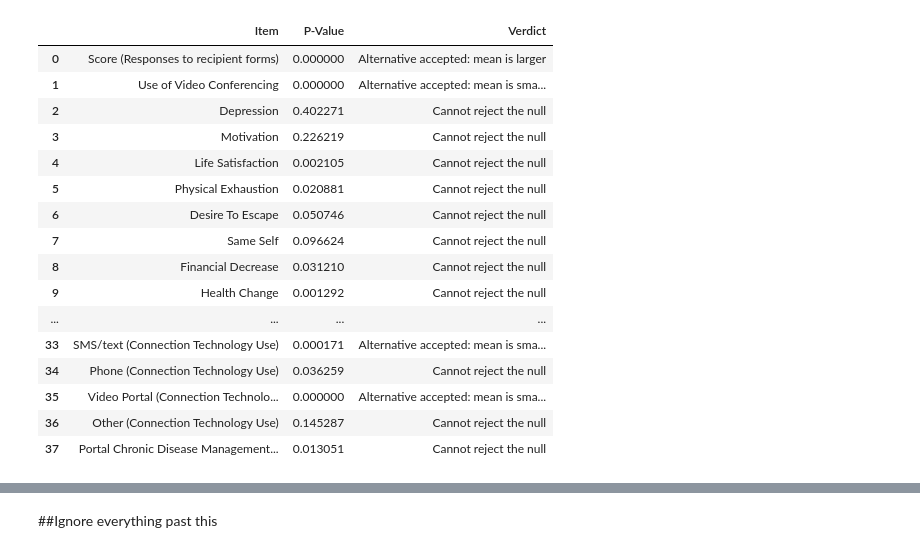
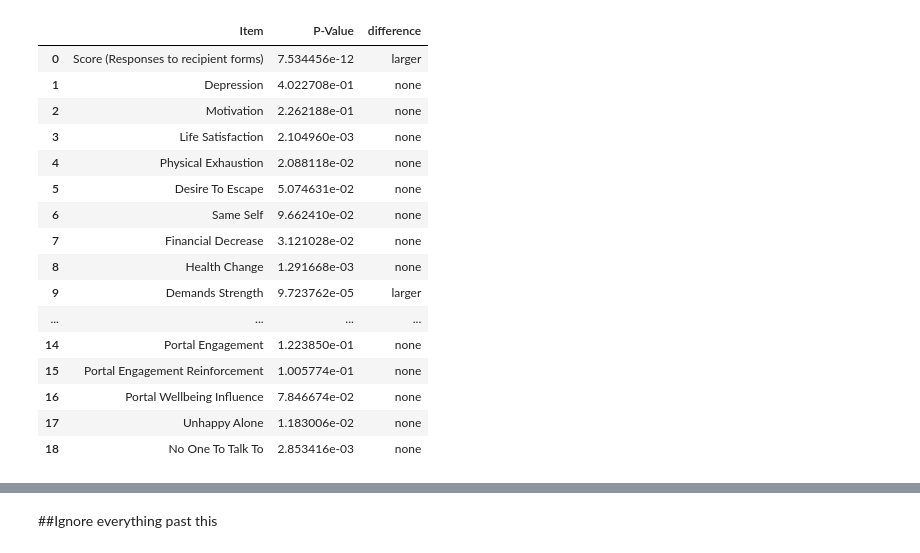
Before and after one commit to amudide/facebook-bayesian, a Jupyter notebook: demographicAnalysis.ipynb, the cells around one changed output, grey strips where cells are left out. Drawn from its saved outputs; the diff is of its cells as text; code cells hidden in the pictures.

```diff
--- a/demographicAnalysis.ipynb
+++ b/demographicAnalysis.ipynb
@@ -92,6 +272,7 @@ encoding = {
     'Disagree': -1,
     'Neutral': 0,
     'Yes': 1,
+    'Unsure': 0,
     'No': -1,
     'Rarely':-1,
     'Never':-2,
@@ -123,16 +304,20 @@ encoding = {
     'Asian': 0,
     'American Indian or Alaska Native': 1,
     'Some other race': 2,
-    'Native Hawaiian and Pacific Islander': 3
-
+    'Native Hawaiian and Pacific Islander': 3,
+    'Did NOT Participate': -10,
+    'Did NOT Particpiate': -10
 }
 def f(s):
     l = []
     for b in s:
+        #print(b)
         if (b in encoding):
             l.append(encoding[b])
         elif isinstance(b, str) and b.isnumeric():
             l.append(int(b))
+        elif np.isnan(b):
+            l.append(int(-9))
         else:
             l.append(b)
     return pd.Series(l)
@@ -160,16 +367,20 @@ data
 #    ls.append(data[column].unique())
 #ls
 # %%
-data1 = data[data['survey']==1]
-data2 = data[data['survey']==2]
+#data1 = data[data['survey']==1]
+#data2 = data[data['survey']==2]
 # %%
 #data1.sum(axis=0)/702
 # %%
 pd.set_option('display.max_rows', 100)
 # %%
 temp = data.copy()
+temp2_3 = data2_3.copy()
+temp1_3= data1_3.copy()
 temp.drop(list(main.filter(regex = 'Chronic Conditions')), axis = 1, inplace = True)
 temp.drop(list(main.filter(regex = 'Constituent Type')), axis = 1, inplace = True)
-temp = temp.drop(columns = ['Sex', 'Age', 'Race:', 'survey', 'Time Providing Care'])
+temp = temp.drop(columns = ['Sex', 'Age', 'Race:',])
+temp2_3.drop(list(main.filter(regex = 'Chronic Conditions')), axis = 1, inplace = True)
+temp1_3.drop(list(main.filter(regex = 'Chronic Conditions')), axis = 1, inplace = True)
 temp
 # %% [output]
@@ -206,7 +417,7 @@ def custom_style(row):
 def stats(data1, data2):
     results = []
 
-    for col in w1data.columns:
+    for col in data1.columns:
         vals1 = data1[col].to_list()
         vals2 = data2[col].to_list()
 
@@ -215,43 +426,43 @@ def stats(data1, data2):
 
         cm = ssw.CompareMeans(ssw.DescrStatsW(vals1), ssw.DescrStatsW(vals2))
         res = cm.ztest_ind(alternative='smaller',usevar='unequal')
-        msg = "Cannot reject the null"
+        msg = "none"
         alpha = 0.05/39
         if (res[1] <= alpha):
-            msg = "Alternative accepted: mean is larger"
+            msg = "larger"
 
         elif (res[1] >= 1-alpha):
-            msg = "Alternative accepted: mean is smaller"
+            msg = "smaller"
 
         if (res[1] <= 0.5):
-            results.append([col, res[1]])
+            results.append([col, res[1], msg])
         else:
-            results.append([col, 1-res[1]])
+            results.append([col, 1-res[1], msg])
 
-    res = pd.DataFrame(results, columns=['Item', 'P-Value'])
-    return red #res.style.apply(custom_style, axis=1)
+    res = pd.DataFrame(results, columns=['Item', 'P-Value', "difference"])
+    return res #res.style.apply(custom_style, axis=1)
 # %%
-w1data = temp[data['survey']==1]
-w2data = temp[data['survey']==2]
+w1data = temp.loc[data['survey']==1]
+w2data = temp.loc[data['survey']==2]
 
 import statsmodels.stats.weightstats as ssw
-
-stats(w1data, w2data)
+display(stats(w1data, w2data)[:19])
+stats(w1data, w2data)[19:]
 # %% [output]
-|  | Item | P-Value | Verdict |
-| 0 | Score (Responses to recipient forms) | 0.000000 | Alternative accepted: mean is larger |
-| 1 | Use of Video Conferencing | 0.000000 | Alternative accepted: mean is sma... |
-| 2 | Depression | 0.402271 | Cannot reject the null |
-| 3 | Motivation | 0.226219 | Cannot reject the null |
-| 4 | Life Satisfaction | 0.002105 | Cannot reject the null |
-| 5 | Physical Exhaustion | 0.020881 | Cannot reject the null |
-| 6 | Desire To Escape | 0.050746 | Cannot reject the null |
-| 7 | Same Self | 0.096624 | Cannot reject the null |
-| 8 | Financial Decrease | 0.031210 | Cannot reject the null |
-| 9 | Health Change | 0.001292 | Cannot reject the null |
+|  | Item | P-Value | difference |
+| 0 | Score (Responses to recipient forms) | 7.534456e-12 | larger |
+| 1 | Depression | 4.022708e-01 | none |
+| 2 | Motivation | 2.262188e-01 | none |
+| 3 | Life Satisfaction | 2.104960e-03 | none |
+| 4 | Physical Exhaustion | 2.088118e-02 | none |
+| 5 | Desire To Escape | 5.074631e-02 | none |
+| 6 | Same Self | 9.662410e-02 | none |
+| 7 | Financial Decrease | 3.121028e-02 | none |
+| 8 | Health Change | 1.291668e-03 | none |
+| 9 | Demands Strength | 9.723762e-05 | larger |
 | ... | ... | ... | ... |
-| 33 | SMS/text (Connection Technology Use) | 0.000171 | Alternative accepted: mean is sma... |
-| 34 | Phone (Connection Technology Use) | 0.036259 | Cannot reject the null |
-| 35 | Video Portal (Connection Technolo... | 0.000000 | Alternative accepted: mean is sma... |
-| 36 | Other (Connection Technology Use) | 0.145287 | Cannot reject the null |
-| 37 | Portal Chronic Disease Management... | 0.013051 | Cannot reject the null |
+| 14 | Portal Engagement | 1.223850e-01 | none |
+| 15 | Portal Engagement Reinforcement | 1.005774e-01 | none |
+| 16 | Portal Wellbeing Influence | 7.846674e-02 | none |
+| 17 | Unhappy Alone | 1.183006e-02 | none |
+| 18 | No One To Talk To | 2.853416e-03 | none |
```
Also changed, not shown: parts of 47 cells of this notebook.
